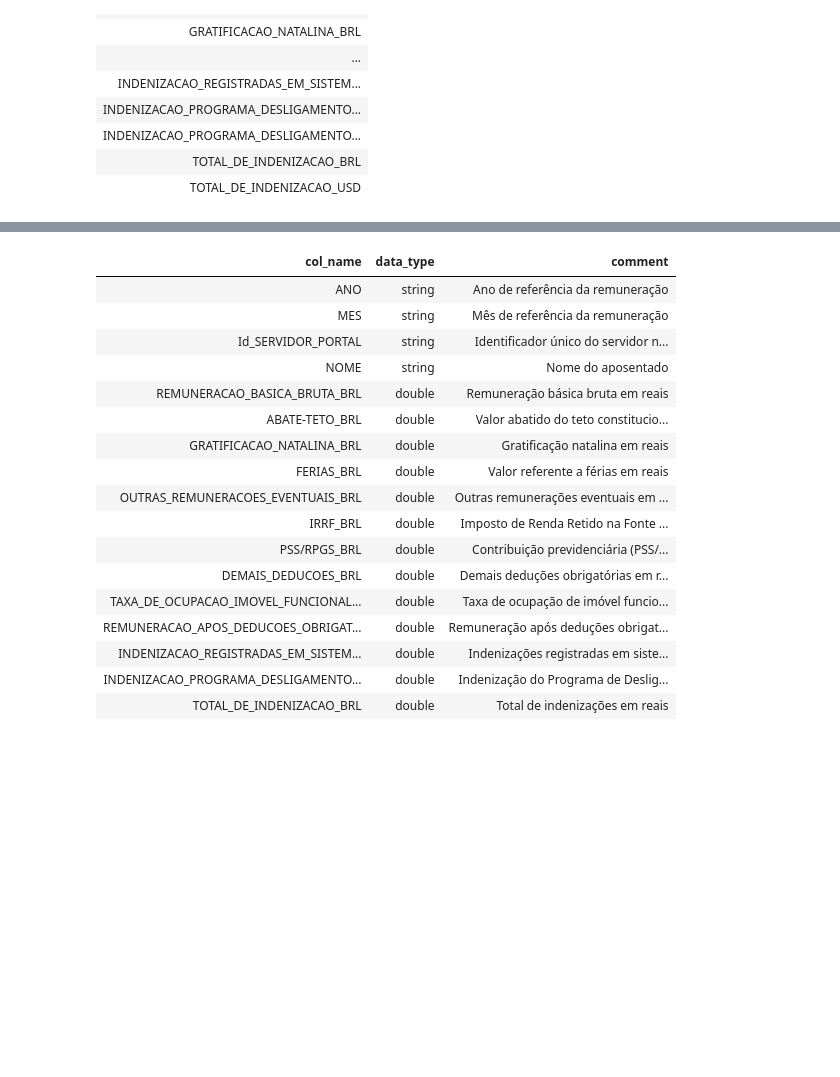
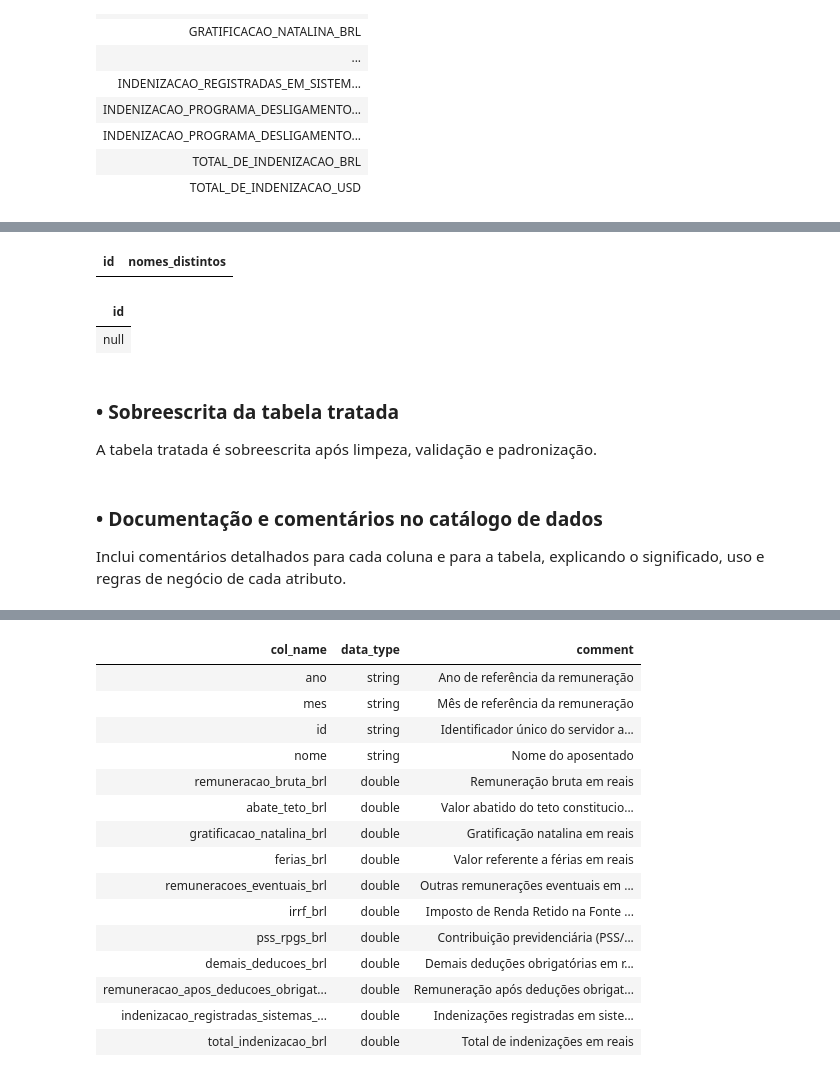
Before and after one commit to rafatheodoro/mvp-engenharia-dados, a Jupyter notebook: MVP_analise_cargos_remuneracao_GovBr.ipynb, the cells around one changed output, grey strips where cells are left out. Saved outputs shown, nothing was run; the diff lists cells and outputs as text; code cells hidden in the pictures; blank space fills up the shorter version.

```diff
--- a/MVP_analise_cargos_remuneracao_GovBr.ipynb
+++ b/MVP_analise_cargos_remuneracao_GovBr.ipynb
@@ -948 +1609,38 @@ root
+# %%
+from pyspark.sql.functions import col, countDistinct, when, lit
+
+# Validação de unicidade de id com nome
+duplicados_id_nome = (
+    df_final_aposentados_remuneracao
+    .groupBy("id")
+    .agg(countDistinct("nome").alias("nomes_distintos"))
+    .filter(col("nomes_distintos") > 1)
+)
+display(duplicados_id_nome)
+
+# Validação de integridade referencial (id deve existir em cadastro)
+ids_cadastro = spark.table("servidores.silver.aposentados_cadastro").select("id").distinct()
+ids_remuneracao = df_final_aposentados_remuneracao.select("id").distinct()
+ids_nao_encontrados = ids_remuneracao.join(ids_cadastro, on="id", how="left_anti")
+display(ids_nao_encontrados)
+
+# Validação de campos financeiros: não podem ser nulos, se ausente deve ser 0.00
+colunas_financeiras = [c for c in df_final_aposentados_remuneracao.columns if c.endswith('_BRL') or c.endswith('_USD')]
+for coluna in colunas_financeiras:
+    df_final_aposentados_remuneracao = df_final_aposentados_remuneracao.withColumn(
+        coluna,
+        when(col(coluna).isNull(), lit(0.00)).otherwise(col(coluna))
+    )
+
+# Exibe linhas com valores nulos (após tratamento, não deve haver)
+for coluna in colunas_financeiras:
+    nulos = df_final_aposentados_remuneracao.filter(col(coluna).isNull())
+    display(nulos)
+# %% [output]
+| id | nomes_distintos |
+| id |
+| null |
+# %% [markdown]
+### • Sobreescrita da tabela tratada
+A tabela tratada é sobreescrita após limpeza, validação e padronização.
 # %%
@@ -950,3 +1647,6 @@ root
 df_final_aposentados_remuneracao.write.format("delta").mode("overwrite").option("overwriteSchema", "true").saveAsTable("servidores.silver.aposentados_remuneracao")
+# %% [markdown]
+### • Documentação e comentários no catálogo de dados
+Inclui comentários detalhados para cada coluna e para a tabela, explicando o significado, uso e regras de negócio de cada atributo.
 # %%
 %sql
@@ -973,26 +1671,24 @@ COMMENT ON COLUMN aposentados_remuneracao.TOTAL_DE_INDENIZACAO_BRL IS 'Total de
 [interactive output not drawn]
 # %%
 %sql
-DESCRIBE aposentados_remuneracao
+DESCRIBE servidores.silver.aposentados_remuneracao
 # %% [output]
 | col_name | data_type | comment |
-| ANO | string | Ano de referência da remuneração |
-| MES | string | Mês de referência da remuneração |
-| Id_SERVIDOR_PORTAL | string | Identificador único do servidor n... |
-| NOME | string | Nome do aposentado |
-| REMUNERACAO_BASICA_BRUTA_BRL | double | Remuneração básica bruta em reais |
-| ABATE-TETO_BRL | double | Valor abatido do teto constitucio... |
-| GRATIFICACAO_NATALINA_BRL | double | Gratificação natalina em reais |
-| FERIAS_BRL | double | Valor referente a férias em reais |
-| OUTRAS_REMUNERACOES_EVENTUAIS_BRL | double | Outras remunerações eventuais em ... |
-| IRRF_BRL | double | Imposto de Renda Retido na Fonte ... |
-| PSS/RPGS_BRL | double | Contribuição previdenciária (PSS/... |
-| DEMAIS_DEDUCOES_BRL | double | Demais deduções obrigatórias em r... |
-| TAXA_DE_OCUPACAO_IMOVEL_FUNCIONAL... | double | Taxa de ocupação de imóvel funcio... |
-| REMUNERACAO_APOS_DEDUCOES_OBRIGAT... | double | Remuneração após deduções obrigat... |
-| INDENIZACAO_REGISTRADAS_EM_SISTEM... | double | Indenizações registradas em siste... |
-| INDENIZACAO_PROGRAMA_DESLIGAMENTO... | double | Indenização do Programa de Deslig... |
-| TOTAL_DE_INDENIZACAO_BRL | double | Total de indenizações em reais |
+| ano | string | Ano de referência da remuneração |
+| mes | string | Mês de referência da remuneração |
+| id | string | Identificador único do servidor a... |
+| nome | string | Nome do aposentado |
+| remuneracao_bruta_brl | double | Remuneração bruta em reais |
+| abate_teto_brl | double | Valor abatido do teto constitucio... |
+| gratificacao_natalina_brl | double | Gratificação natalina em reais |
+| ferias_brl | double | Valor referente a férias em reais |
+| remuneracoes_eventuais_brl | double | Outras remunerações eventuais em ... |
+| irrf_brl | double | Imposto de Renda Retido na Fonte ... |
+| pss_rpgs_brl | double | Contribuição previdenciária (PSS/... |
+| demais_deducoes_brl | double | Demais deduções obrigatórias em r... |
+| remuneracao_apos_deducoes_obrigat... | double | Remuneração após deduções obrigat... |
+| indenizacao_registradas_sistemas_... | double | Indenizações registradas em siste... |
+| total_indenizacao_brl | double | Total de indenizações em reais |
 # %%
 %sql
 DESCRIBE DETAIL aposentados_remuneracao;
```
Also changed, not shown: parts of 158 cells of this notebook.
